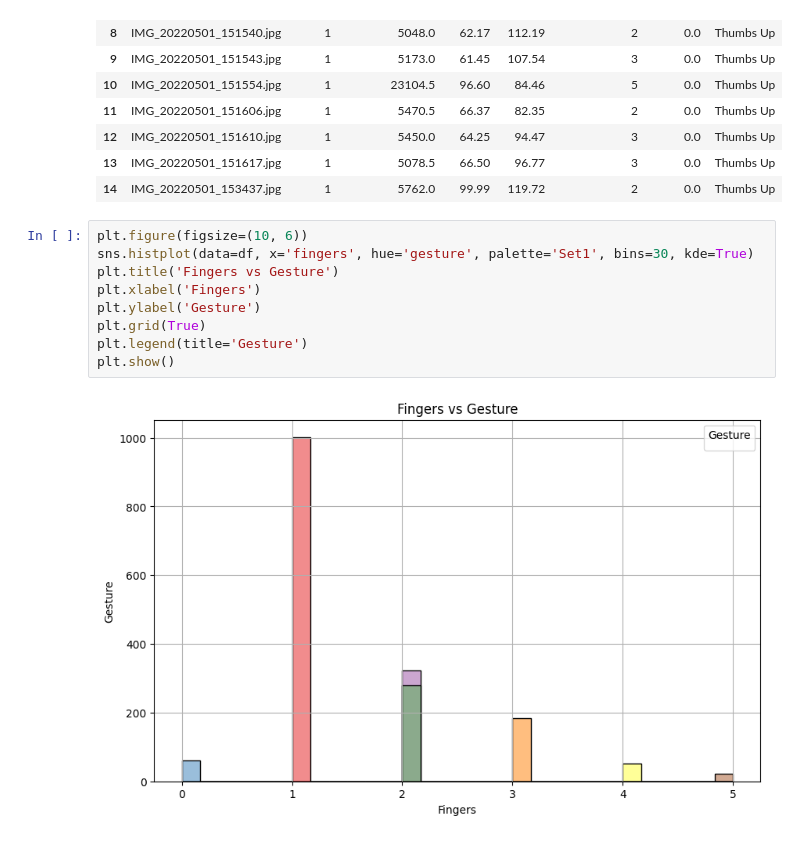
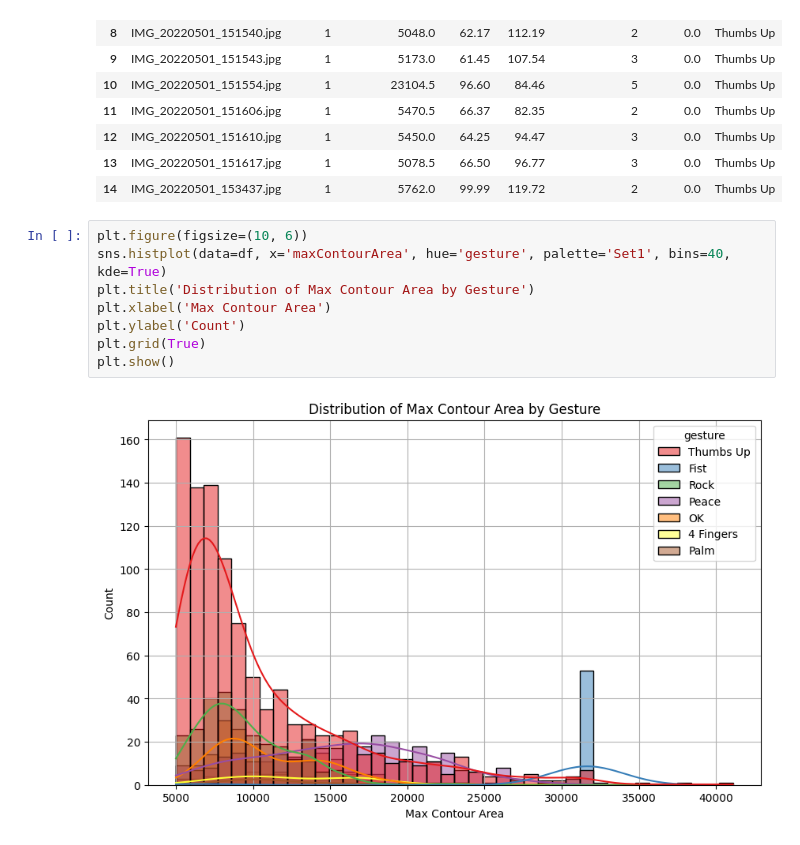
Before and after one commit to ATOM-Arm/java-OpenCV, a Jupyter notebook: src/src/handDetector/reports/002/data_analisys/report002.ipynb, the cells around one changed output. Cells and saved outputs as stored; diff of their text form.

```diff
--- a/src/src/handDetector/reports/002/data_analisys/report002.ipynb
+++ b/src/src/handDetector/reports/002/data_analisys/report002.ipynb
@@ -26,12 +26,11 @@ df.head(15)
 | 14 | IMG_20220501_153437.jpg | 1 | 5762.0 | 99.99 | 119.72 | 2 | 0.0 | Thumbs Up |
 # %%
 plt.figure(figsize=(10, 6))
-sns.histplot(data=df, x='fingers', hue='gesture', palette='Set1', bins=30, kde=True)
-plt.title('Fingers vs Gesture')
-plt.xlabel('Fingers')
-plt.ylabel('Gesture')
+sns.histplot(data=df, x='maxContourArea', hue='gesture', palette='Set1', bins=40, kde=True)
+plt.title('Distribution of Max Contour Area by Gesture')
+plt.xlabel('Max Contour Area')
+plt.ylabel('Count')
 plt.grid(True)
-plt.legend(title='Gesture')
 plt.show()
 # %% [output]
-[figure, old version]
+[figure, new version]
```
Also changed, not shown: parts of 8 cells of this notebook, 36 other files.
